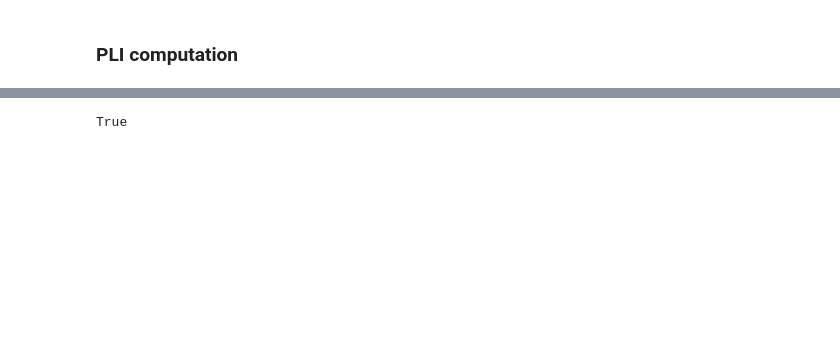
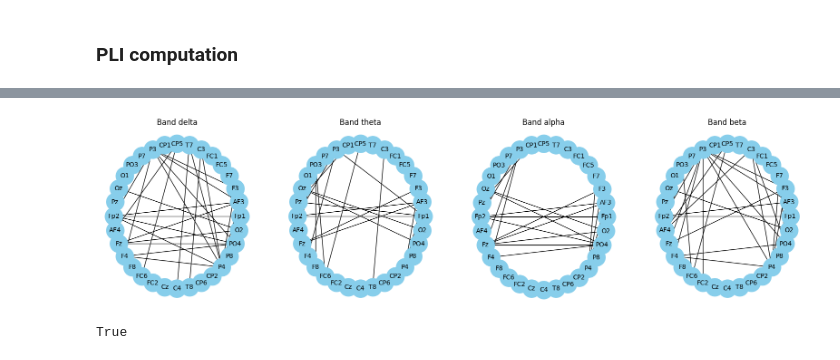
Before and after one commit to h1de0us/mer-eeg-analysis, a Jupyter notebook: connectivity/connectivity-deap.ipynb, the cells around one changed output, grey strips where cells are left out. Saved outputs shown, nothing was run; the diff lists cells and outputs as text; code cells hidden in the pictures; blank space fills up the shorter version.

```diff
--- a/connectivity/connectivity-deap.ipynb
+++ b/connectivity/connectivity-deap.ipynb
@@ -72 +111,5 @@ plot_graphs(con_data, n_connections=50, channel_names=channel_names)
+# %%
+plot_graphs(con_data, n_connections=50, channel_names=channel_names)
+# %% [output]
+[figure, added]
 # %%
```
Also changed, not shown: parts of 24 cells of this notebook, 5 other files.
